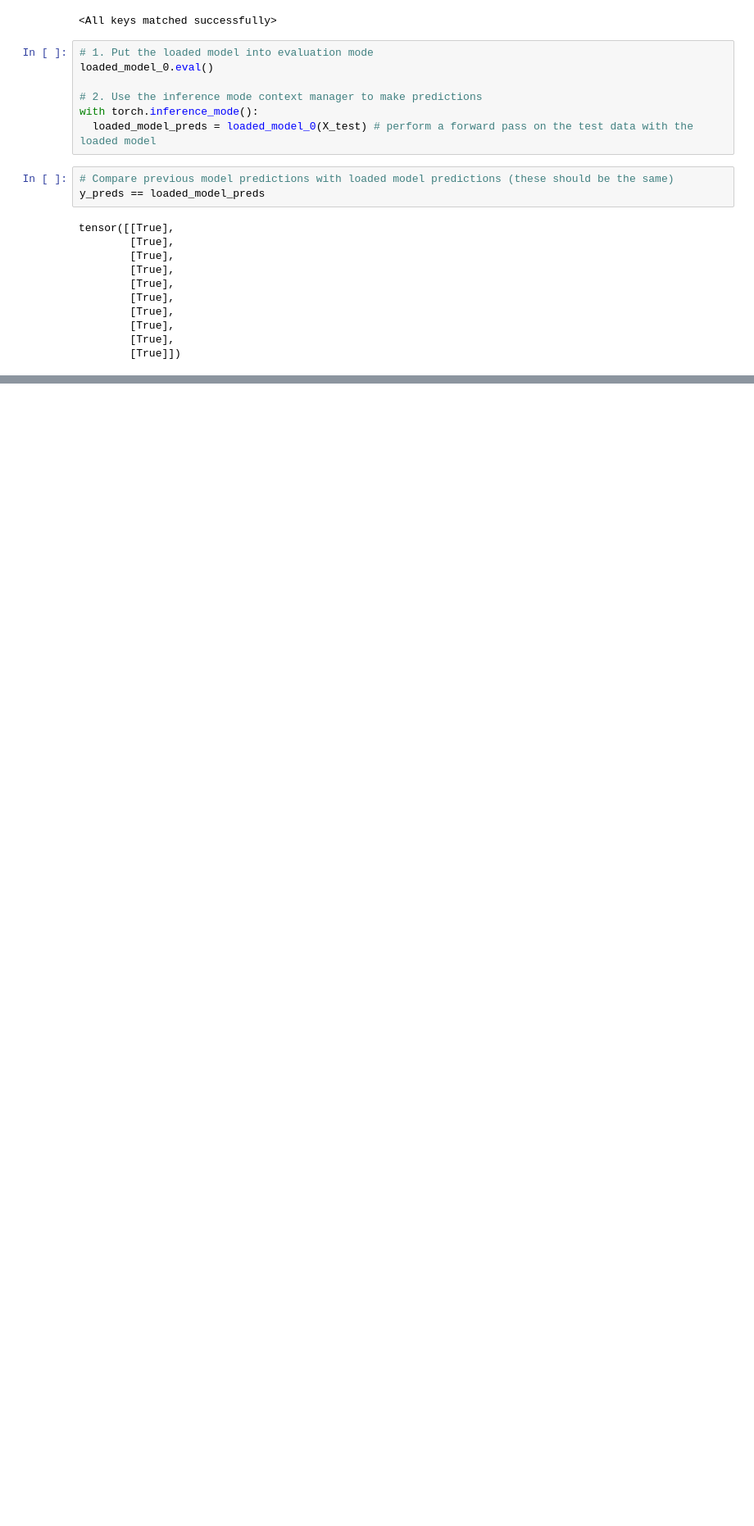
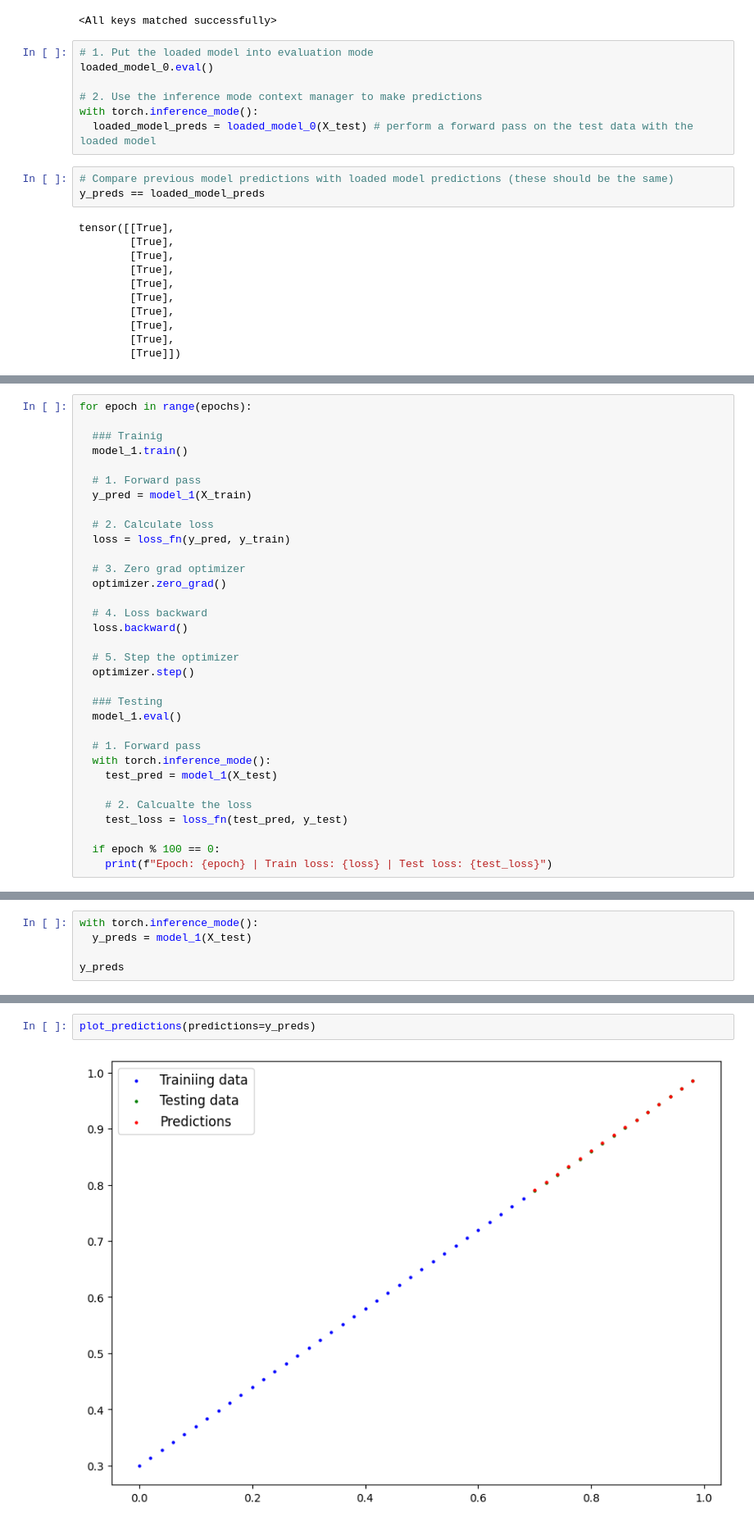
Before and after one commit to SiddheshDaphane/Deep_Learning_With_PyTorch, a Jupyter notebook: 01_PyTorch_Workflow_Fundamentals.ipynb, the cells around one changed output, grey strips where cells are left out. Shown at 82% size. Cells and saved outputs as stored; diff of their text form; blank space fills up the shorter version.

```diff
--- a/01_PyTorch_Workflow_Fundamentals.ipynb
+++ b/01_PyTorch_Workflow_Fundamentals.ipynb
@@ -370,0 +527,33 @@ tensor([[True],
+# %%
+for epoch in range(epochs):
+
+  ### Trainig
+  model_1.train()
+
+  # 1. Forward pass
+  y_pred = model_1(X_train)
+
+  # 2. Calculate loss
+  loss = loss_fn(y_pred, y_train)
+
+  # 3. Zero grad optimizer
+  optimizer.zero_grad()
+
+  # 4. Loss backward
+  loss.backward()
+
+  # 5. Step the optimizer
+  optimizer.step()
+
+  ### Testing
+  model_1.eval()
+
+  # 1. Forward pass
+  with torch.inference_mode():
+    test_pred = model_1(X_test)
+
+    # 2. Calcualte the loss
+    test_loss = loss_fn(test_pred, y_test)
+
+  if epoch % 100 == 0:
+    print(f"Epoch: {epoch} | Train loss: {loss} | Test loss: {test_loss}")
@@ -370,0 +578,5 @@ tensor([[True],
+# %%
+with torch.inference_mode():
+  y_preds = model_1(X_test)
+
+y_preds
@@ -370,0 +599,4 @@ tensor([[True],
+# %%
+plot_predictions(predictions=y_preds)
+# %% [output]
+[figure, added]
```
Also changed, not shown: parts of 53 cells of this notebook.
